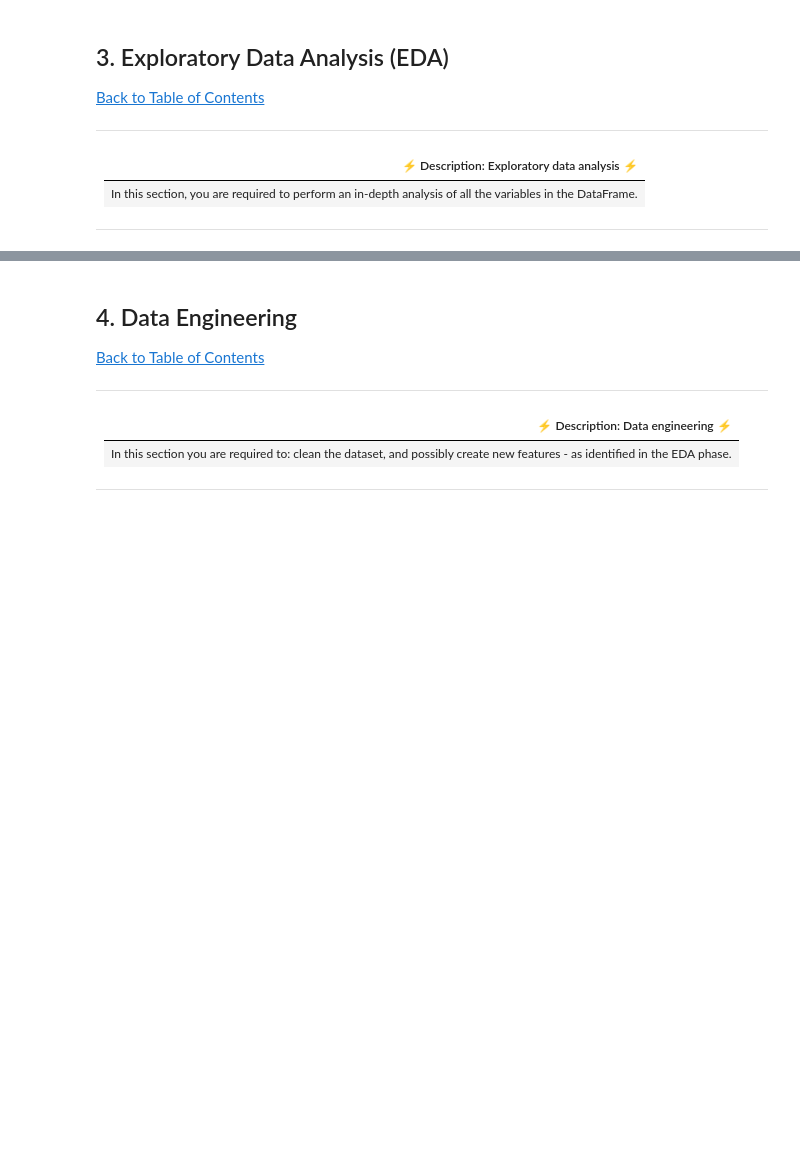
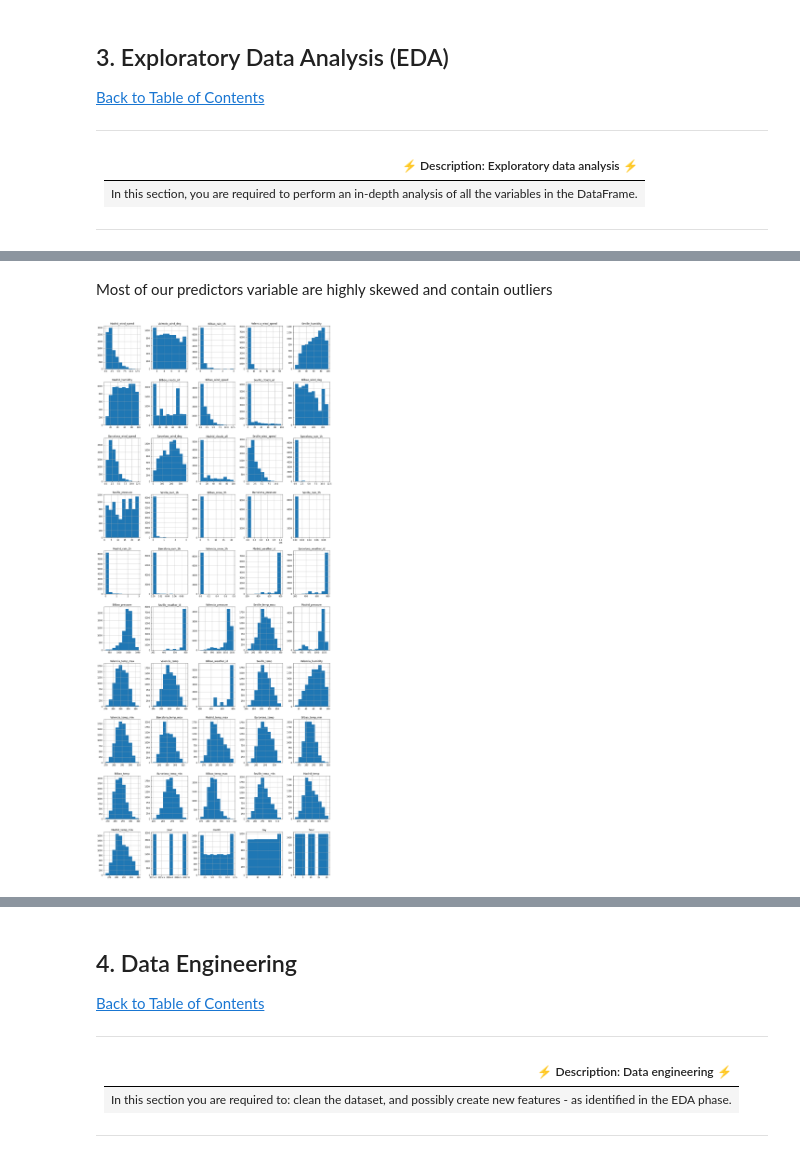
Before and after one commit to Adegbem/load-shortfall-regression-predict-api, a Jupyter notebook: template.ipynb, the cells around one changed output, grey strips where cells are left out. Saved outputs shown, nothing was run; the diff lists cells and outputs as text; code cells hidden in the pictures; blank space fills up the shorter version.

```diff
--- a/template.ipynb
+++ b/template.ipynb
@@ -304,3 +373,5 @@ y.describe().T
+# %% [markdown]
+Most of our predictors variable are highly skewed and contain outliers
 # %%
 # plot relevant feature interactions
 # %%
@@ -310,2 +379,6 @@ y.describe().T
 # %%
-# have a look at feature distributions
+# have a look at feature distributions using Histogram plotting (predictors)
+fig, ax = plt.subplots(10, 5, figsize=(20, 50))
+X.hist(ax=ax);
+# %% [output]
+[figure, added]
```
Also changed, not shown: parts of 116 cells of this notebook.
